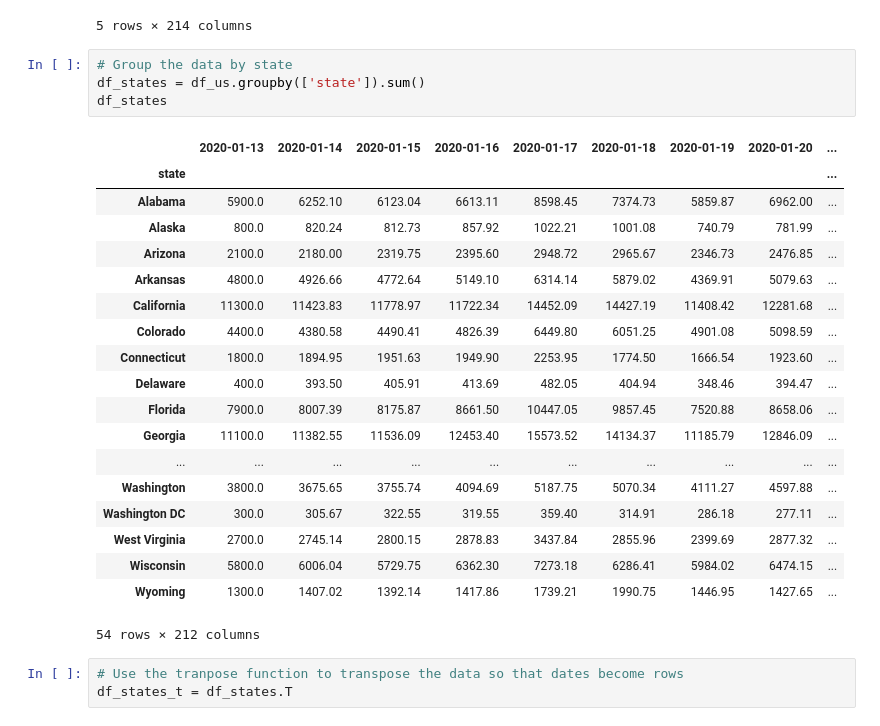
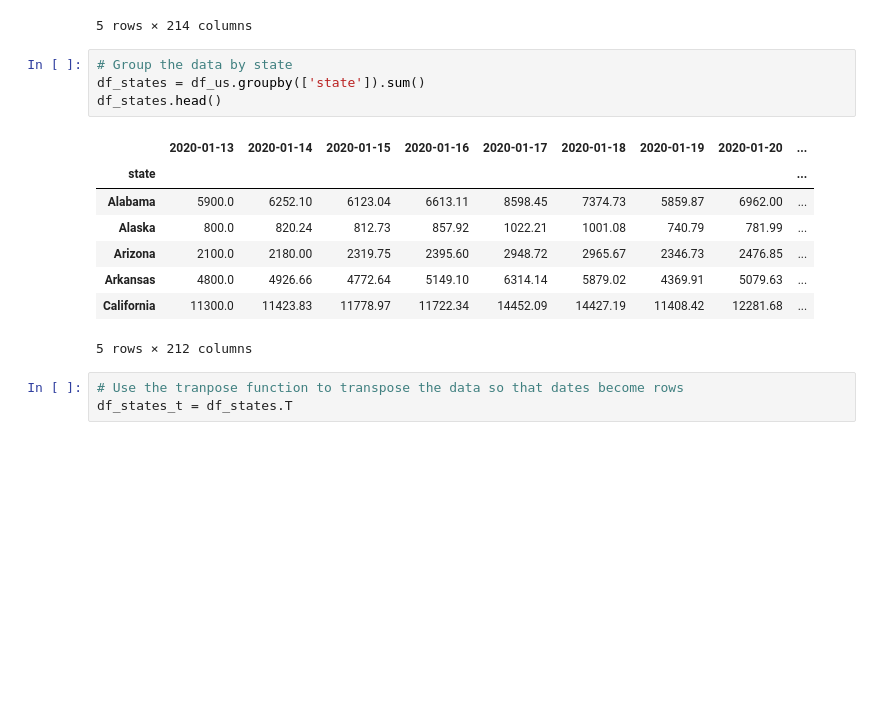
Before and after one commit to LisaHarrison08/Project_G4, a Jupyter notebook: Apple Mobility/Apple_Mobility.ipynb, the cells around one changed output. Drawn from its saved outputs; the diff is of its cells as text; blank space fills up the shorter version.

```diff
--- a/Apple Mobility/Apple_Mobility.ipynb
+++ b/Apple Mobility/Apple_Mobility.ipynb
@@ -212,27 +212,16 @@ df_us.head()
 # %%
 # Group the data by state
 df_states = df_us.groupby(['state']).sum()
-df_states
+df_states.head()
 # %% [output]
 |  | 2020-01-13 | 2020-01-14 | 2020-01-15 | 2020-01-16 | 2020-01-17 | 2020-01-18 | 2020-01-19 | 2020-01-20 | ... |
 | state |  |  |  |  |  |  |  |  | ... |
 | Alabama | 5900.0 | 6252.10 | 6123.04 | 6613.11 | 8598.45 | 7374.73 | 5859.87 | 6962.00 | ... |
 | Alaska | 800.0 | 820.24 | 812.73 | 857.92 | 1022.21 | 1001.08 | 740.79 | 781.99 | ... |
 | Arizona | 2100.0 | 2180.00 | 2319.75 | 2395.60 | 2948.72 | 2965.67 | 2346.73 | 2476.85 | ... |
 | Arkansas | 4800.0 | 4926.66 | 4772.64 | 5149.10 | 6314.14 | 5879.02 | 4369.91 | 5079.63 | ... |
 | California | 11300.0 | 11423.83 | 11778.97 | 11722.34 | 14452.09 | 14427.19 | 11408.42 | 12281.68 | ... |
-| Colorado | 4400.0 | 4380.58 | 4490.41 | 4826.39 | 6449.80 | 6051.25 | 4901.08 | 5098.59 | ... |
-| Connecticut | 1800.0 | 1894.95 | 1951.63 | 1949.90 | 2253.95 | 1774.50 | 1666.54 | 1923.60 | ... |
-| Delaware | 400.0 | 393.50 | 405.91 | 413.69 | 482.05 | 404.94 | 348.46 | 394.47 | ... |
-| Florida | 7900.0 | 8007.39 | 8175.87 | 8661.50 | 10447.05 | 9857.45 | 7520.88 | 8658.06 | ... |
-| Georgia | 11100.0 | 11382.55 | 11536.09 | 12453.40 | 15573.52 | 14134.37 | 11185.79 | 12846.09 | ... |
-| ... | ... | ... | ... | ... | ... | ... | ... | ... | ... |
-| Washington | 3800.0 | 3675.65 | 3755.74 | 4094.69 | 5187.75 | 5070.34 | 4111.27 | 4597.88 | ... |
-| Washington DC | 300.0 | 305.67 | 322.55 | 319.55 | 359.40 | 314.91 | 286.18 | 277.11 | ... |
-| West Virginia | 2700.0 | 2745.14 | 2800.15 | 2878.83 | 3437.84 | 2855.96 | 2399.69 | 2877.32 | ... |
-| Wisconsin | 5800.0 | 6006.04 | 5729.75 | 6362.30 | 7273.18 | 6286.41 | 5984.02 | 6474.15 | ... |
-| Wyoming | 1300.0 | 1407.02 | 1392.14 | 1417.86 | 1739.21 | 1990.75 | 1446.95 | 1427.65 | ... |
-54 rows × 212 columns
+5 rows × 212 columns
 # %%
 # Use the tranpose function to transpose the data so that dates become rows
 df_states_t = df_states.T
```
Also changed, not shown: parts of 15 cells of this notebook, 2 other files.
